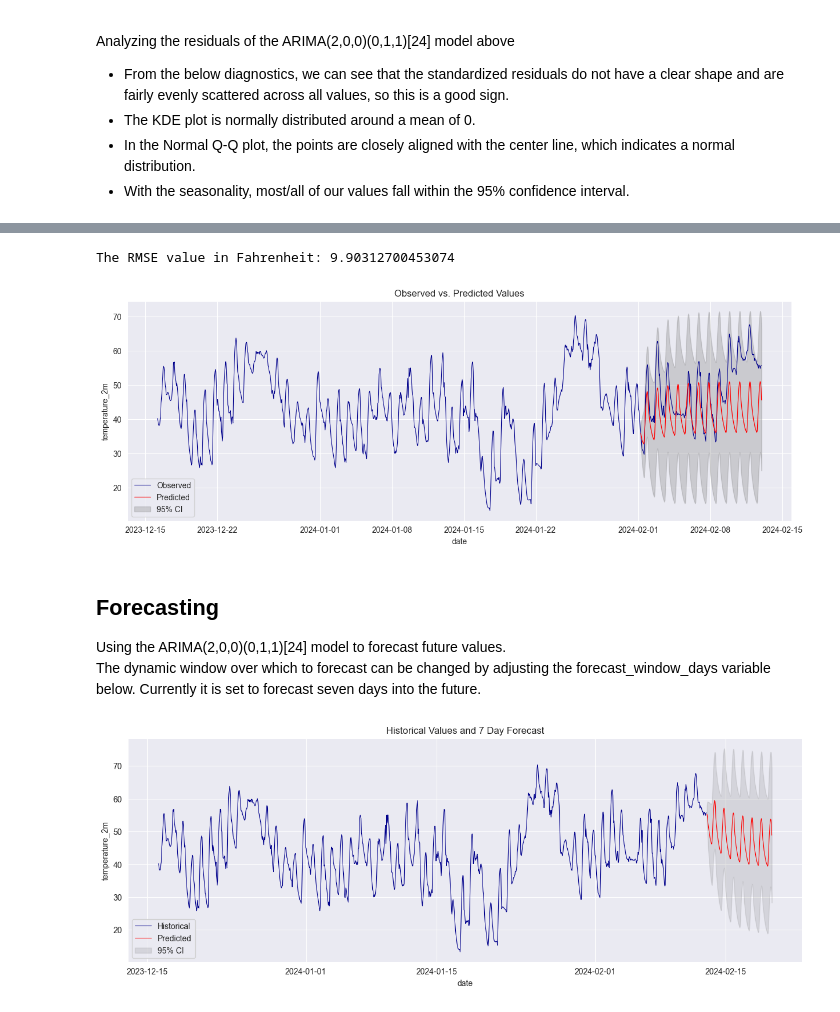
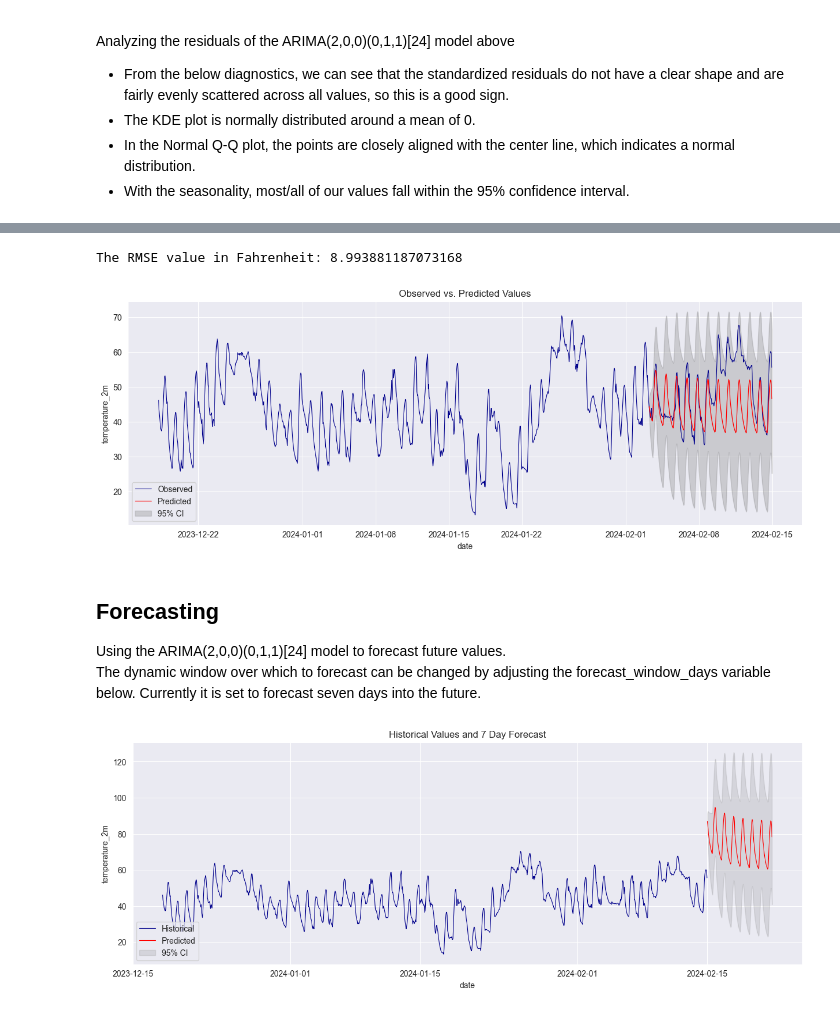
Before and after one commit to cgp9900/Weather-Prediction, a Jupyter notebook: weather/Weather Analysis.ipynb, the cells around one changed output, grey strips where cells are left out. Saved outputs shown, nothing was run; the diff lists cells and outputs as text; code cells hidden in the pictures.

Commit message:
Box Cox transform

```diff
--- a/weather/Weather Analysis.ipynb
+++ b/weather/Weather Analysis.ipynb
@@ -88,0 +87,13 @@ Timezone difference to GMT+0 -18000 s
+# %%
+# Box Cox transform only applied if the lambda value is outside of [0.8, 1.2]
+
+test_box_frame, test_best_lambda = boxcox(hourly_dataframe["temperature_2m"])
+print(f"The test lambda value: {test_best_lambda}")
+
+if 0.8 <= test_best_lambda <= 1.2:
+    pass
+else:
+    hourly_dataframe["temperature_2m"], best_lambda = boxcox(
+        hourly_dataframe["temperature_2m"]
+    )
+    print(f"The required lambda value: {best_lambda}")
@@ -226,6 +240,15 @@ test_predict = res_model2011.get_prediction(
 )
 yhat_predict = test_predict.predicted_mean
 yhat_conf_predict = test_predict.conf_int(alpha=0.05)
+
+# Inverse Box Cox if required
+if 0.8 <= test_best_lambda <= 1.2:
+    pass
+else:
+    y_test = inv_boxcox(y_test, best_lambda)
+    yhat_predict = inv_boxcox(yhat_predict, best_lambda)
+    yhat_conf_predict = inv_boxcox(yhat_conf_predict, best_lambda)
+
 final_test = pd.DataFrame(
     data=pd.concat(
         [
@@ -273,8 +296,8 @@ plt.legend(loc="lower left")
 RMSE = np.sqrt(np.square(y_test.values - final_test["pred"].values).sum() / len(y_test))
 print("The RMSE value in Fahrenheit:", RMSE)
 # %% [output]
-The RMSE value in Fahrenheit: 9.90312700453074
+The RMSE value in Fahrenheit: 8.993881187073168
-[figure, old version]
+[figure, new version]
 # %% [markdown]
 ## Forecasting
 
@@ -311,6 +334,13 @@ forecasted_hours = pd.Series(forecasted_hours)
 forecasted = res_model2011_future.get_forecast(forecast_window)
 forecasted_mean = forecasted.predicted_mean
 forecasted_intervals = forecasted.conf_int(alpha=0.05)
+
+# Inverse Box Cox if needed
+if 0.8 <= test_best_lambda <= 1.2:
+    pass
+else:
+    forecasted_mean = inv_boxcox(forecasted_mean, best_lambda)
+    forecasted_intervals = inv_boxcox(forecasted_intervals, best_lambda)
 
 # Combine the datetime stamps and the generated forecast
 forecast_agg = pd.concat(
@@ -319,31 +349,31 @@ forecast_agg = pd.concat(
 forecast_agg = pd.concat(
     [forecast_agg, forecasted_intervals.reset_index().drop("index", axis=1)], axis=1
 )
 
 # Visualizing the historical observed and forecasted data
 plt.figure(figsize=(15, 5))
 
 plt.title(f"Historical Values and {forecast_window_days} Day Forecast")
 sns.lineplot(
     data=hourly_dataframe_original,
     x="date",
     y="temperature_2m",
     color="darkblue",
     lw=0.8,
     label="Historical",
 )
 sns.lineplot(
     data=forecast_agg, x=0, y="predicted_mean", color="red", lw=0.8, label="Predicted"
 )
 plt.fill_between(
     forecast_agg[0],
     forecast_agg["lower temperature_2m"],
     forecast_agg["upper temperature_2m"],
     color="grey",
     alpha=0.2,
     label="95% CI",
 )
 plt.legend(loc="lower left")
 plt.show()
 # %% [output]
-[figure, old version]
+[figure, new version]
```
Also changed, not shown: parts of 9 cells of this notebook, 3 other files.
